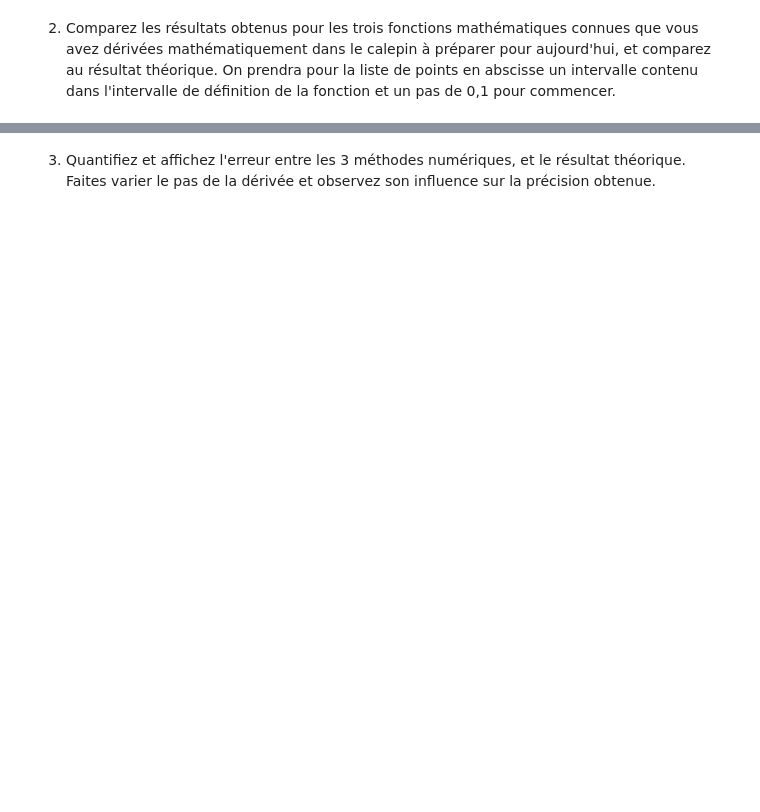
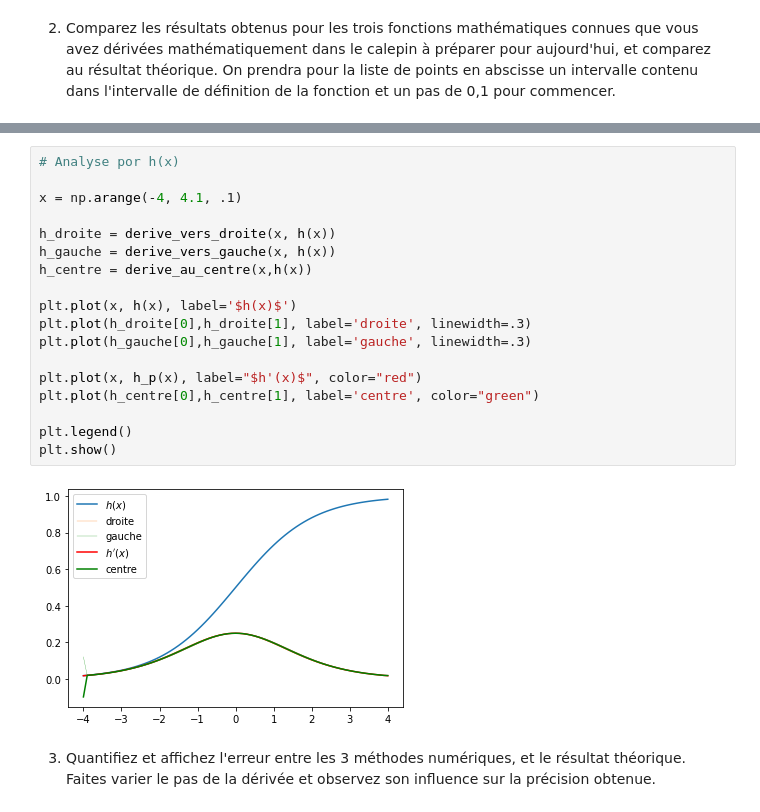
Before and after one commit to kmiloarguello/physique-numerique, a Jupyter notebook: etu-05-derivation-integration/etu-02-derivation-integration-exercices.ipynb, the cells around one changed output, grey strips where cells are left out. Cells and saved outputs as stored; diff of their text form; blank space fills up the shorter version.

```diff
--- a/etu-05-derivation-integration/etu-02-derivation-integration-exercices.ipynb
+++ b/etu-05-derivation-integration/etu-02-derivation-integration-exercices.ipynb
@@ -35,2 +162,22 @@ import matplotlib.pyplot as plt
+# %%
+# Analyse por h(x)
+
+x = np.arange(-4, 4.1, .1)
+
+h_droite = derive_vers_droite(x, h(x))
+h_gauche = derive_vers_gauche(x, h(x))
+h_centre = derive_au_centre(x,h(x))
+
+plt.plot(x, h(x), label='$h(x)$')
+plt.plot(h_droite[0],h_droite[1], label='droite', linewidth=.3)
+plt.plot(h_gauche[0],h_gauche[1], label='gauche', linewidth=.3)
+
+plt.plot(x, h_p(x), label="$h'(x)$", color="red")
+plt.plot(h_centre[0],h_centre[1], label='centre', color="green")
+
+plt.legend()
+plt.show()
+# %% [output]
+[figure, added]
 # %% [markdown]
 3. Quantifiez et affichez l'erreur entre les 3 méthodes numériques, et le résultat théorique. Faites varier le pas de la dérivée et observez son influence sur la précision obtenue.
```
Also changed, not shown: parts of 8 cells of this notebook, 2 other files.
